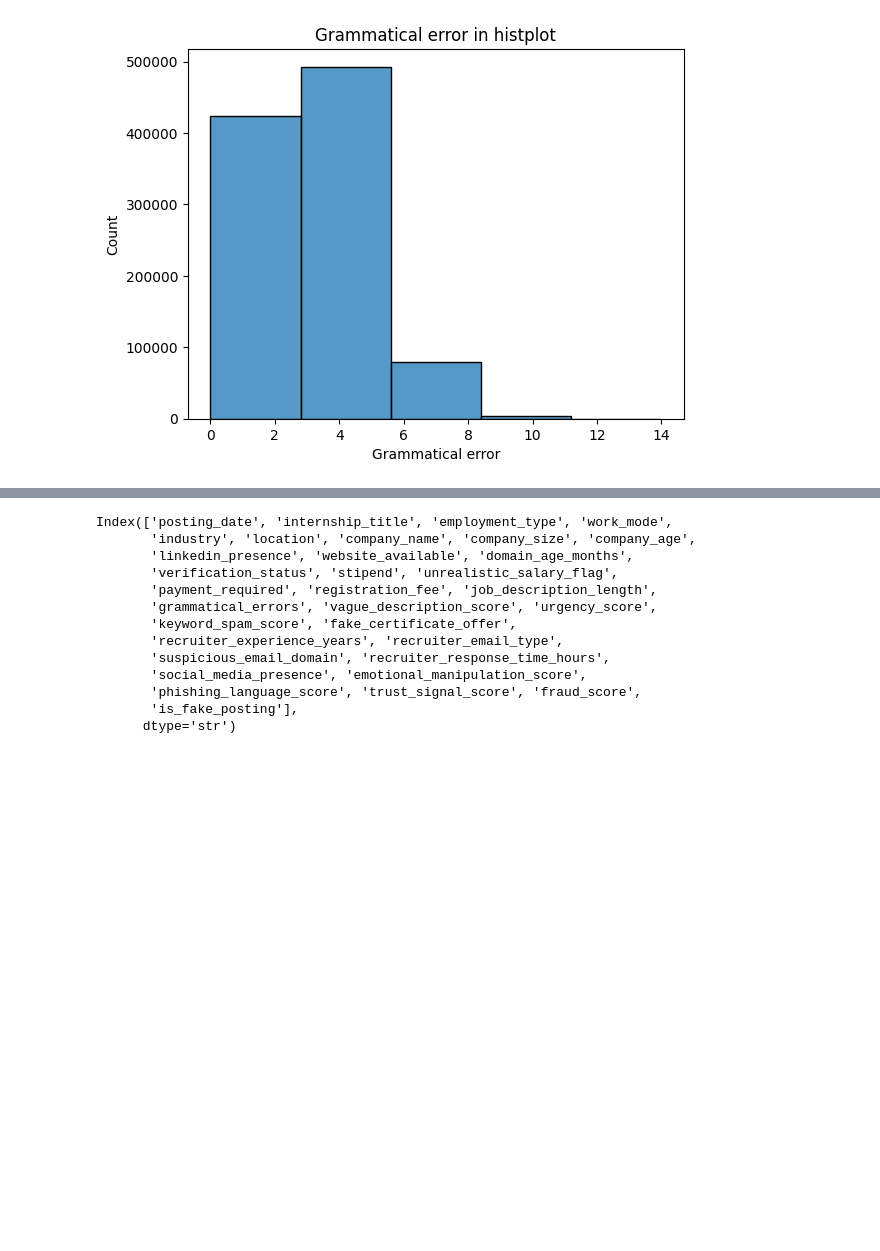
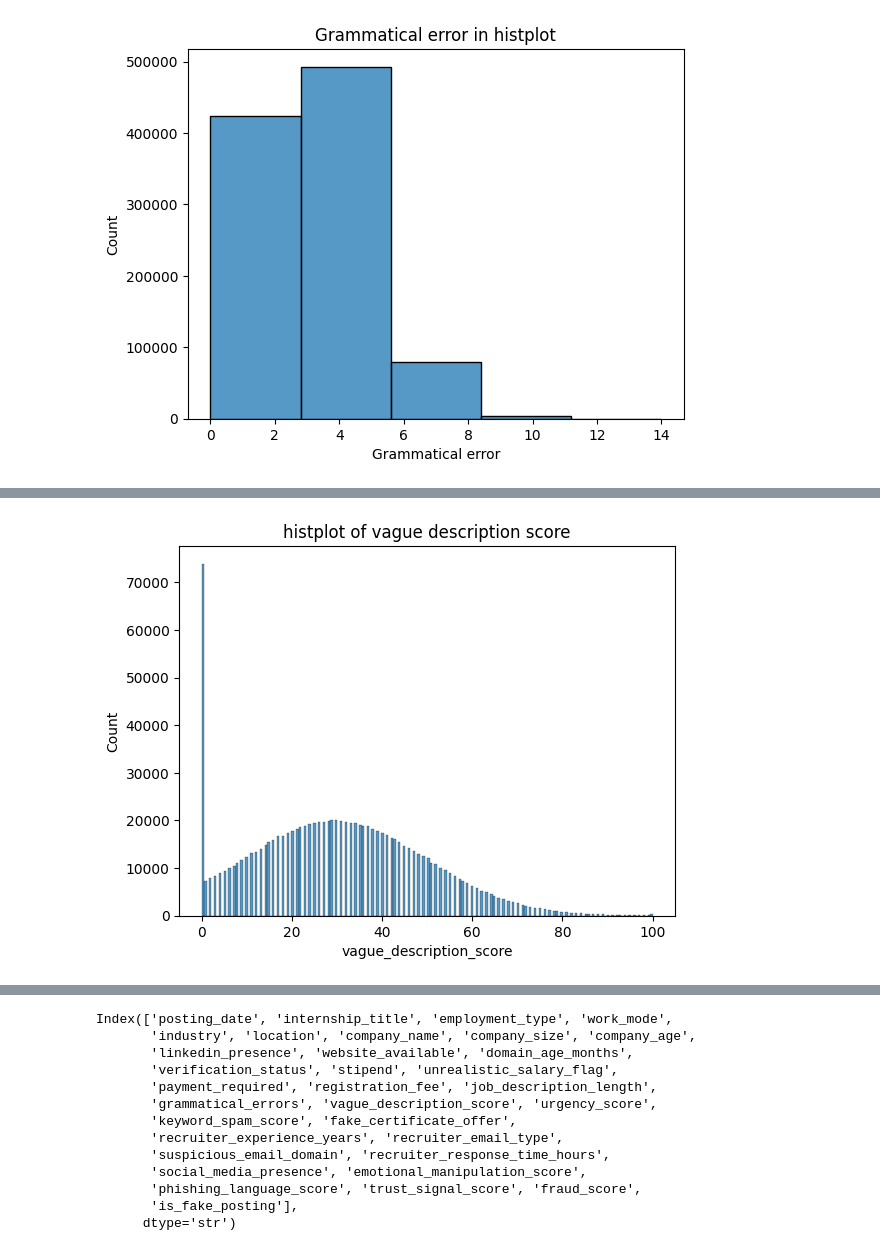
Before and after one commit to therai0/data_analysis_intership_scam, a Jupyter notebook: notebook/eda_fake_internship.ipynb, the cells around one changed output, grey strips where cells are left out. Drawn from its saved outputs; the diff is of its cells as text; code cells hidden in the pictures; blank space fills up the shorter version.

```diff
--- a/notebook/eda_fake_internship.ipynb
+++ b/notebook/eda_fake_internship.ipynb
@@ -469,0 +484,6 @@ plt.show()
+# %%
+plt.title("histplot of vague description score")
+sns.histplot(x="vague_description_score",data=df)
+plt.show()
+# %% [output]
+[figure, added]
```
Also changed, not shown: parts of 54 cells of this notebook, 9 other files.
